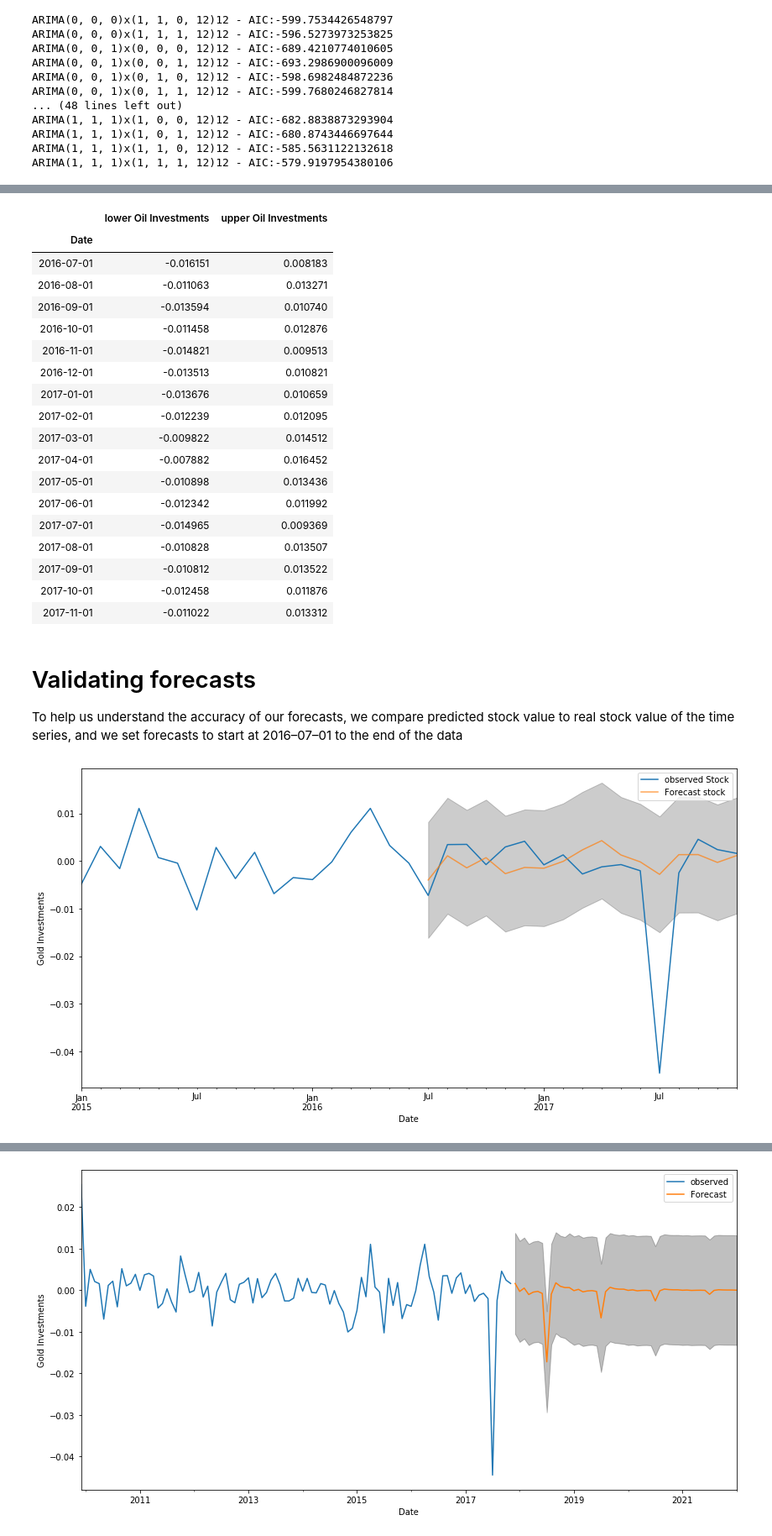
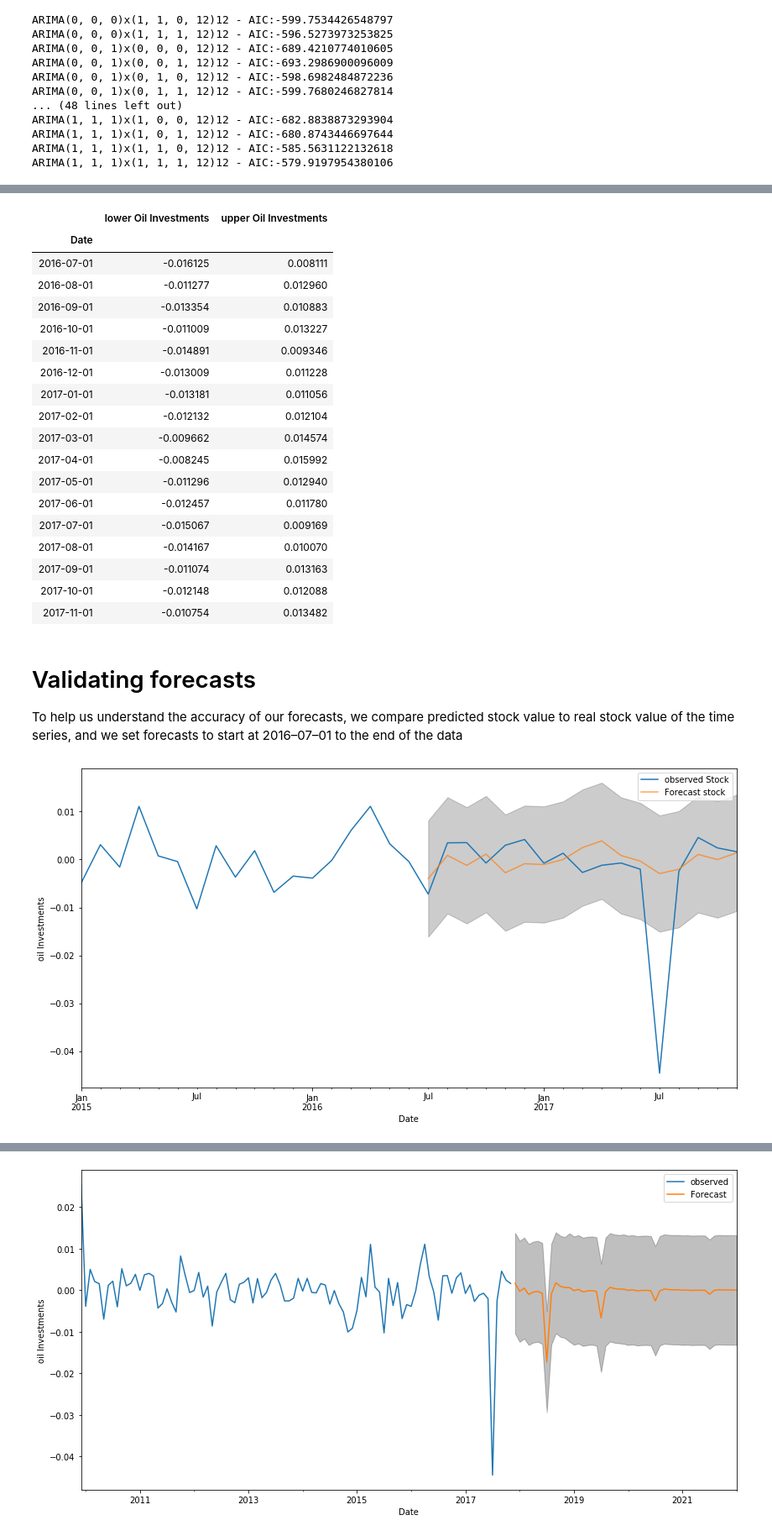
Before and after one commit to avi1220/Time-series, a Jupyter notebook: oil investment.ipynb, the cells around one changed output, grey strips where cells are left out. Shown: that part at 84% size. Drawn from its saved outputs; the diff is of its cells as text; code cells hidden in the pictures.

```diff
--- a/oil investment.ipynb
+++ b/oil investment.ipynb
@@ -194,5 +184,5 @@ The above output suggests that SARIMAX(0, 0, 0)x(1, 0, 0, 12) yields the lowest
 # %%
-model = sm.tsa.statespace.SARIMAX(y, order = (0, 0, 0),seasonal_order = (1, 0, 0, 12))
+model = sm.tsa.statespace.SARIMAX(y, order = (1, 0, 0),seasonal_order = (1, 0, 0, 12))
 result = model.fit()
 print(result.summary().tables[1])
 # %% [output]
@@ -209,37 +200,37 @@ prediction_ci
 # %% [output]
 |  | lower Oil Investments | upper Oil Investments |
 | Date |  |  |
-| 2016-07-01 | -0.016151 | 0.008183 |
-| 2016-08-01 | -0.011063 | 0.013271 |
-| 2016-09-01 | -0.013594 | 0.010740 |
-| 2016-10-01 | -0.011458 | 0.012876 |
-| 2016-11-01 | -0.014821 | 0.009513 |
-| 2016-12-01 | -0.013513 | 0.010821 |
-| 2017-01-01 | -0.013676 | 0.010659 |
-| 2017-02-01 | -0.012239 | 0.012095 |
-| 2017-03-01 | -0.009822 | 0.014512 |
-| 2017-04-01 | -0.007882 | 0.016452 |
-| 2017-05-01 | -0.010898 | 0.013436 |
-| 2017-06-01 | -0.012342 | 0.011992 |
-| 2017-07-01 | -0.014965 | 0.009369 |
-| 2017-08-01 | -0.010828 | 0.013507 |
-| 2017-09-01 | -0.010812 | 0.013522 |
-| 2017-10-01 | -0.012458 | 0.011876 |
-| 2017-11-01 | -0.011022 | 0.013312 |
+| 2016-07-01 | -0.016125 | 0.008111 |
+| 2016-08-01 | -0.011277 | 0.012960 |
+| 2016-09-01 | -0.013354 | 0.010883 |
+| 2016-10-01 | -0.011009 | 0.013227 |
+| 2016-11-01 | -0.014891 | 0.009346 |
+| 2016-12-01 | -0.013009 | 0.011228 |
+| 2017-01-01 | -0.013181 | 0.011056 |
+| 2017-02-01 | -0.012132 | 0.012104 |
+| 2017-03-01 | -0.009662 | 0.014574 |
+| 2017-04-01 | -0.008245 | 0.015992 |
+| 2017-05-01 | -0.011296 | 0.012940 |
+| 2017-06-01 | -0.012457 | 0.011780 |
+| 2017-07-01 | -0.015067 | 0.009169 |
+| 2017-08-01 | -0.014167 | 0.010070 |
+| 2017-09-01 | -0.011074 | 0.013163 |
+| 2017-10-01 | -0.012148 | 0.012088 |
+| 2017-11-01 | -0.010754 | 0.013482 |
 # %% [markdown]
 # Validating forecasts
 To help us understand the accuracy of our forecasts, we compare predicted stock value to real stock value of the time series, and we set forecasts to start at 2016–07–01 to the end of the data
 # %%
 pred = result.get_prediction(start=pd.to_datetime('2016-07-01'), dynamic=False)
 pred_ci = pred.conf_int()
 ax = y['2015':].plot(label='observed Stock')
 pred.predicted_mean.plot(ax=ax, label='Forecast stock', alpha=.7, figsize=(14, 7))
 ax.fill_between(pred_ci.index,
                 pred_ci.iloc[:, 0],
                 pred_ci.iloc[:, 1], color='k', alpha=.2)
 ax.set_xlabel('Date')
-ax.set_ylabel('Gold Investments')
+ax.set_ylabel('oil Investments')
 plt.legend()
 plt.show()
 # %% [output]
-[figure, old version]
+[figure, new version]
```
Also changed, not shown: parts of 10 cells of this notebook, 2 other files.
